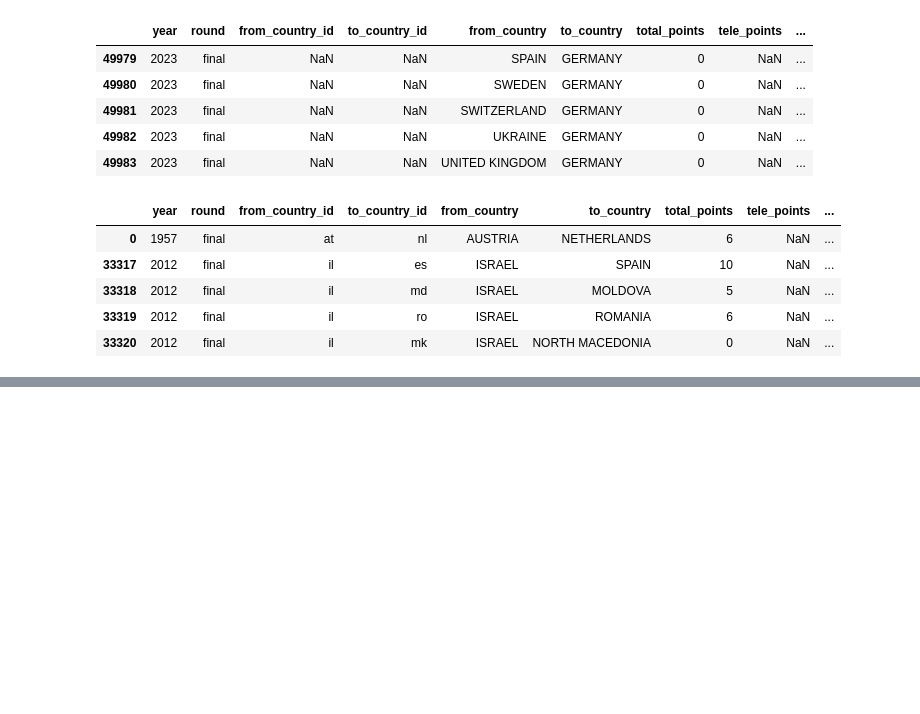
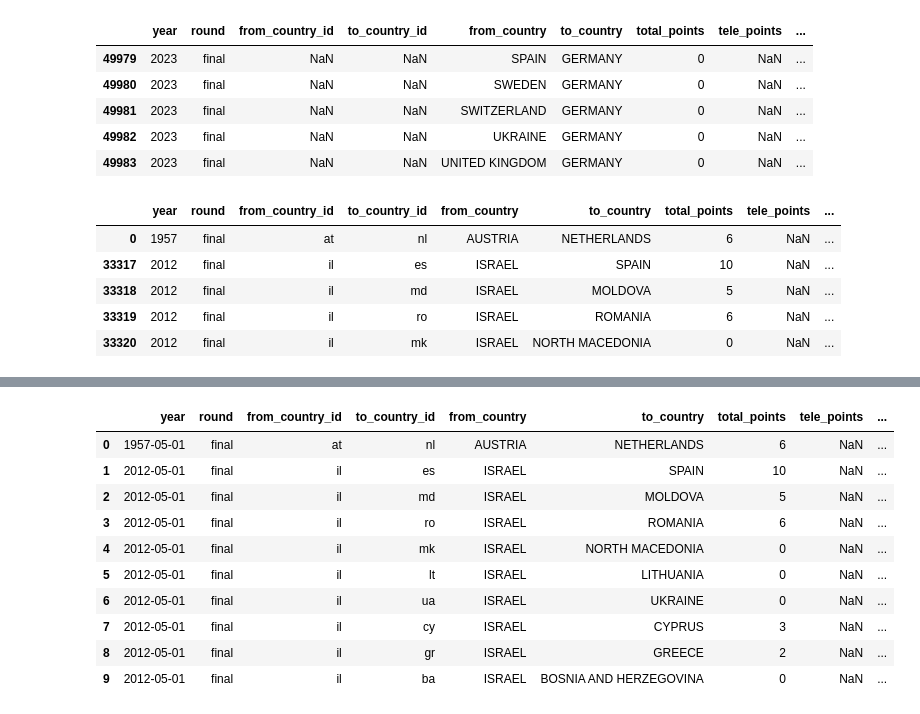
Before and after one commit to Lxm-100/eurovision-analysis, a Jupyter notebook: notebooks/test notebook.ipynb, the cells around one changed output, grey strips where cells are left out. Cells and saved outputs as stored; diff of their text form; code cells hidden in the pictures; blank space fills up the shorter version.

```diff
--- a/notebooks/test notebook.ipynb
+++ b/notebooks/test notebook.ipynb
@@ -418,0 +422,6 @@ memory usage: 3.8+ MB
+# %%
+votes_clean["year"] = votes_clean["year"].astype(str)
+# %%
+votes_clean["year"] = votes_clean["year"].astype(str) + "-05-01"
+# %%
+votes_clean['year'] = pd.to_datetime(votes_clean['year'], format='%Y-%m-%d %H:%M:%S')
@@ -418,0 +447,14 @@ memory usage: 3.8+ MB
+# %%
+votes_clean.head(10)
+# %% [output]
+|  | year | round | from_country_id | to_country_id | from_country | to_country | total_points | tele_points | ... |
+| 0 | 1957-05-01 | final | at | nl | AUSTRIA | NETHERLANDS | 6 | NaN | ... |
+| 1 | 2012-05-01 | final | il | es | ISRAEL | SPAIN | 10 | NaN | ... |
+| 2 | 2012-05-01 | final | il | md | ISRAEL | MOLDOVA | 5 | NaN | ... |
+| 3 | 2012-05-01 | final | il | ro | ISRAEL | ROMANIA | 6 | NaN | ... |
+| 4 | 2012-05-01 | final | il | mk | ISRAEL | NORTH MACEDONIA | 0 | NaN | ... |
+| 5 | 2012-05-01 | final | il | lt | ISRAEL | LITHUANIA | 0 | NaN | ... |
+| 6 | 2012-05-01 | final | il | ua | ISRAEL | UKRAINE | 0 | NaN | ... |
+| 7 | 2012-05-01 | final | il | cy | ISRAEL | CYPRUS | 3 | NaN | ... |
+| 8 | 2012-05-01 | final | il | gr | ISRAEL | GREECE | 2 | NaN | ... |
+| 9 | 2012-05-01 | final | il | ba | ISRAEL | BOSNIA AND HERZEGOVINA | 0 | NaN | ... |
```
Also changed, not shown: parts of 17 cells of this notebook, 4 other files.
